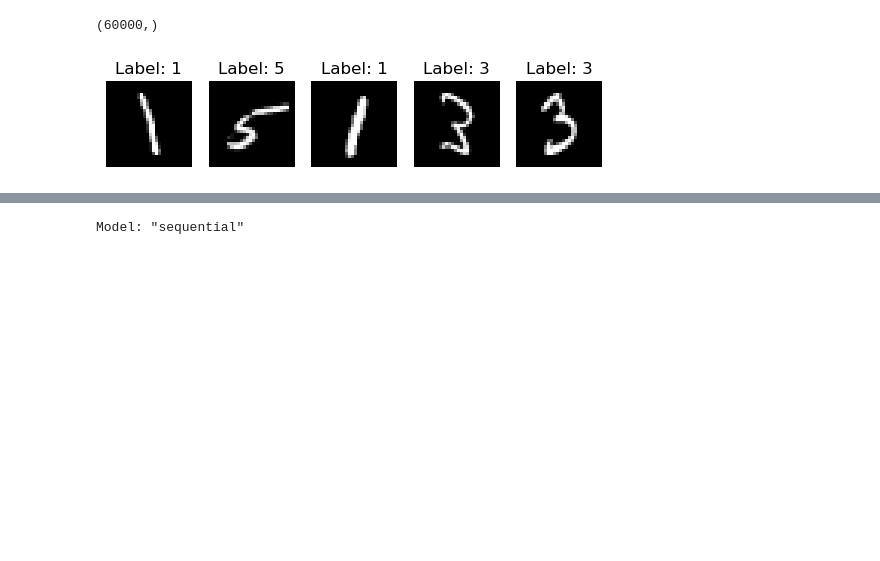
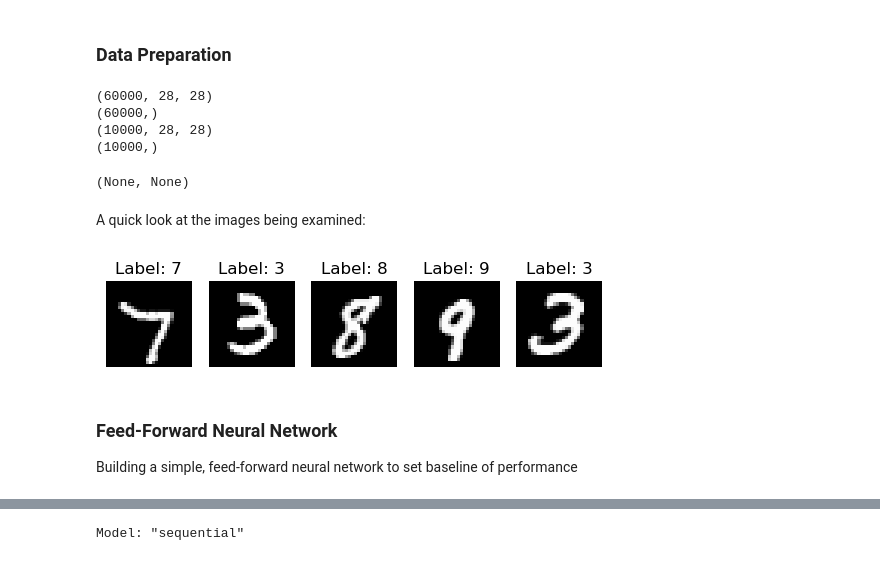
Before and after one commit to maryschindler/MNIST_2024, a Jupyter notebook: MNIST_Modeling.ipynb, the cells around one changed output, grey strips where cells are left out. Cells and saved outputs as stored; diff of their text form; code cells hidden in the pictures; blank space fills up the shorter version.

```diff
--- a/MNIST_Modeling.ipynb
+++ b/MNIST_Modeling.ipynb
@@ -36,0 +27,2 @@ y_test = idx2np.convert_from_file(test_labels_path)
+# %% [markdown]
+### Data Preparation
@@ -37,28 +41,34 @@ y_test = idx2np.convert_from_file(test_labels_path)
 # %%
-print(y_train.shape)
+print(X_train.shape), print(y_train.shape)
+print(X_test.shape), print(y_test.shape)
+#why does (None, None) return?
 # %% [output]
+(60000, 28, 28)
 (60000,)
+(10000, 28, 28)
+(10000,)
+(None, None)
+# %% [markdown]
+A quick look at the images being examined:
 # %%
 # Convert one-hot encoded labels back to digit values
-y_train_digits = y_train
-
 num_samples = 5
 
 # Select random indices to sample from the dataset
 random_indices = np.random.choice(X_train.shape[0]
                                   , num_samples
                                   , replace = False)
 
 # Plot the sampled images
 for i, idx in enumerate(random_indices):
     plt.subplot(1, num_samples, i + 1)
-    plt.imshow(X_train[idx], cmap='gray')  # Assuming images are grayscale
-    plt.title(f"Label: {y_train_digits[idx]}")  # Use the digit label instead of the one-hot encoded array
+    plt.imshow(X_train[idx], cmap = 'gray')  # Assuming images are grayscale
+    plt.title(f"Label: {y_train[idx]}")  # Use the digit label instead of the one-hot encoded array
     plt.axis('off')
 
 plt.show()
 # %% [output]
-[figure, old version]
+[figure, new version]
 # %%
 # Normalize the data
 X_train = X_train / 255.0
@@ -70,6 +80,9 @@ X_test = X_test.reshape(-1, 28, 28, 1)
 # Convert labels to categorical format
 y_train = to_categorical(y_train)
 y_test = to_categorical(y_test)
+# %% [markdown]
+### Feed-Forward Neural Network
+Building a simple, feed-forward neural network to set baseline of performance
 # %%
 model = Sequential([Input(shape = (28, 28, 1)) # Specify the input shape here
                     , Flatten()
```
Also changed, not shown: parts of 23 cells of this notebook.
